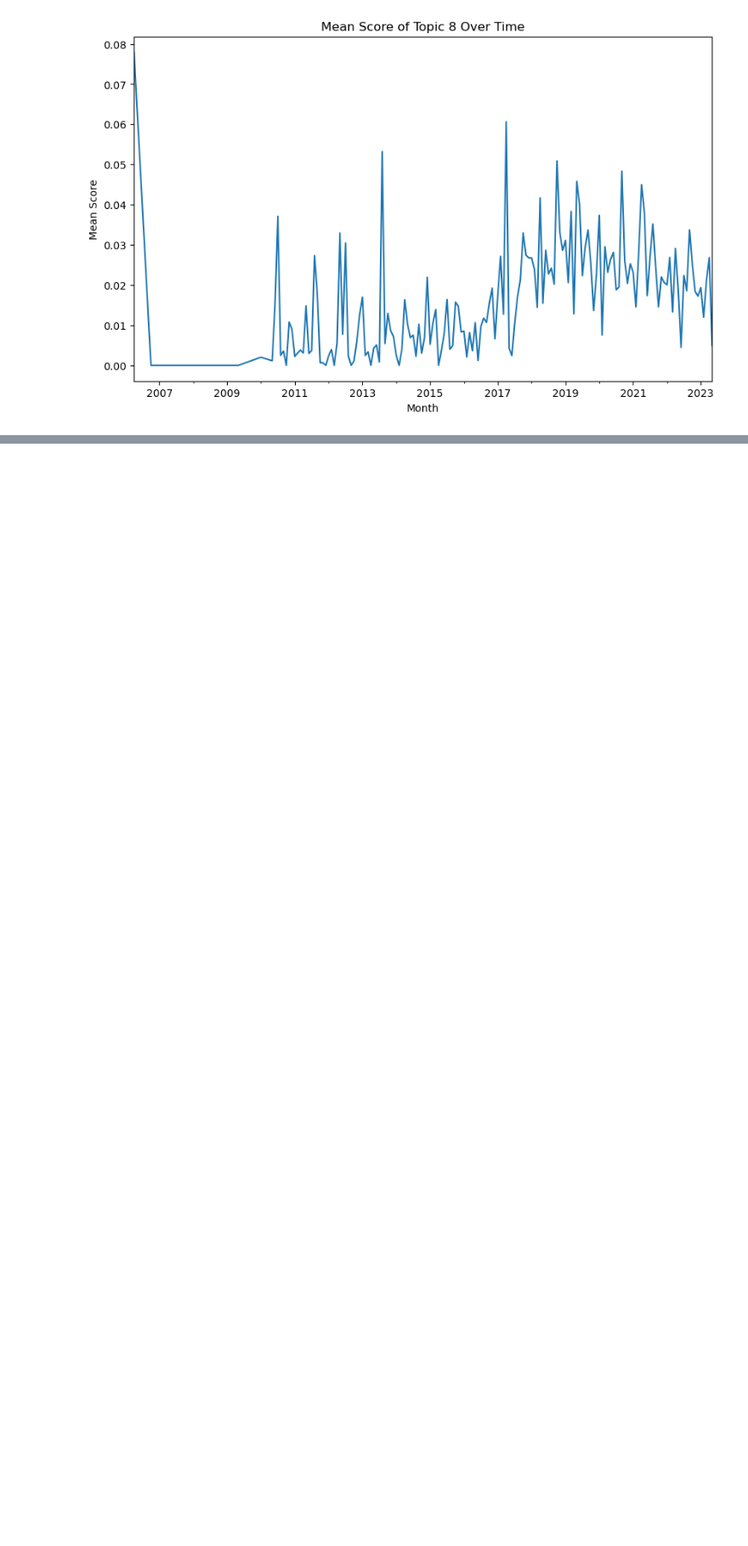
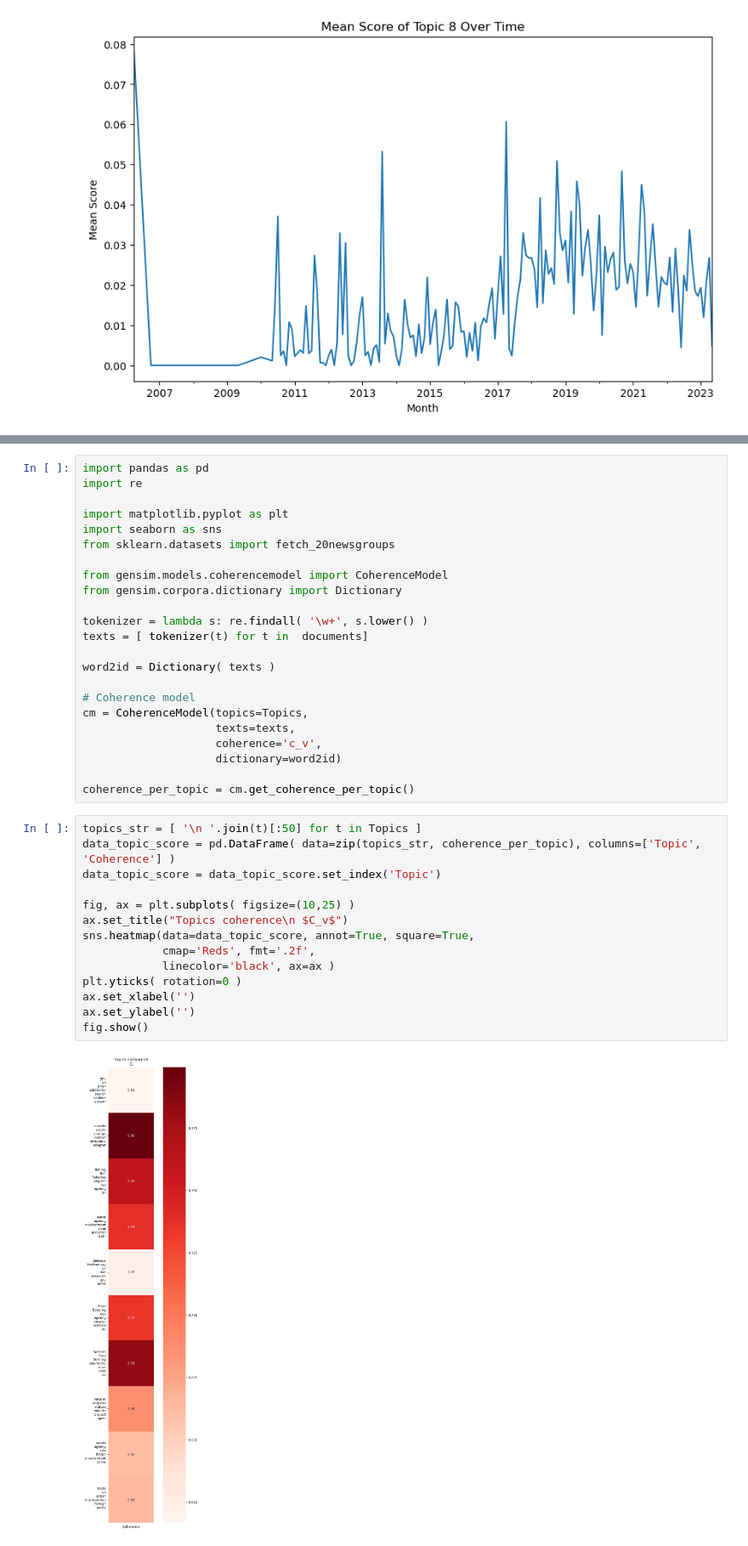
Before and after one commit to MRiffiAslett/Topic-Modelling-for-the-EA-2021, a Jupyter notebook: Dynamic NMF.ipynb, the cells around one changed output, grey strips where cells are left out. Shown at 85% size. Drawn from its saved outputs; the diff is of its cells as text; blank space fills up the shorter version.

```diff
--- a/Dynamic NMF.ipynb
+++ b/Dynamic NMF.ipynb
@@ -112,0 +128,39 @@ for i in range(9):  # Change this to the number of topics you have
+# %%
+import pandas as pd
+import re
+
+import matplotlib.pyplot as plt
+import seaborn as sns
+from sklearn.datasets import fetch_20newsgroups
+
+from gensim.models.coherencemodel import CoherenceModel
+from gensim.corpora.dictionary import Dictionary
+
+tokenizer = lambda s: re.findall( '\w+', s.lower() )
+texts = [ tokenizer(t) for t in  documents]
+
+word2id = Dictionary( texts )
+
+# Coherence model
+cm = CoherenceModel(topics=Topics,
+                    texts=texts,
+                    coherence='c_v',
+                    dictionary=word2id)
+
+coherence_per_topic = cm.get_coherence_per_topic()
+# %%
+topics_str = [ '\n '.join(t)[:50] for t in Topics ]
+data_topic_score = pd.DataFrame( data=zip(topics_str, coherence_per_topic), columns=['Topic', 'Coherence'] )
+data_topic_score = data_topic_score.set_index('Topic')
+
+fig, ax = plt.subplots( figsize=(10,25) )
+ax.set_title("Topics coherence\n $C_v$")
+sns.heatmap(data=data_topic_score, annot=True, square=True,
+            cmap='Reds', fmt='.2f',
+            linecolor='black', ax=ax )
+plt.yticks( rotation=0 )
+ax.set_xlabel('')
+ax.set_ylabel('')
+fig.show()
+# %% [output]
+[figure, added]
```
Also changed, not shown: parts of 4 cells of this notebook.
